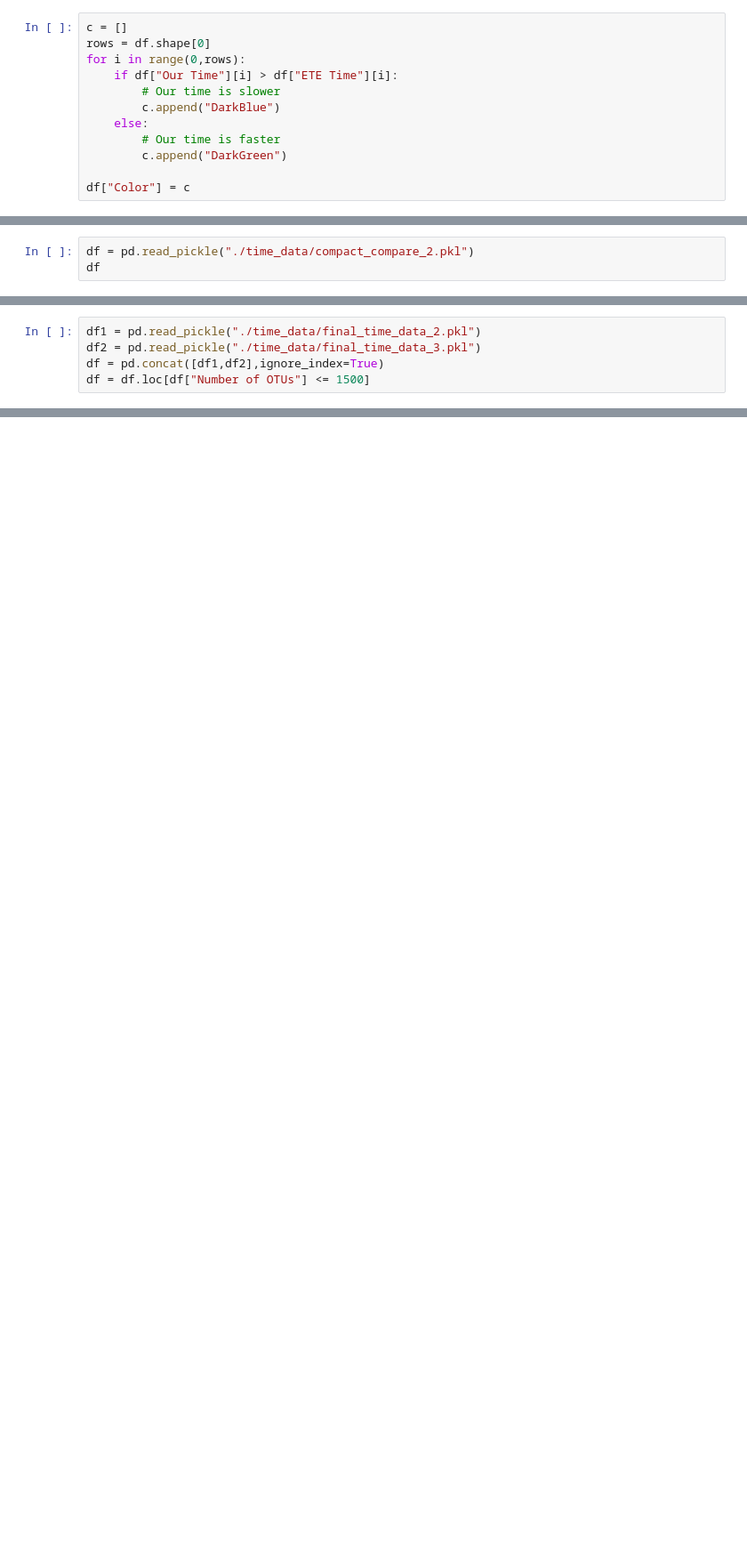
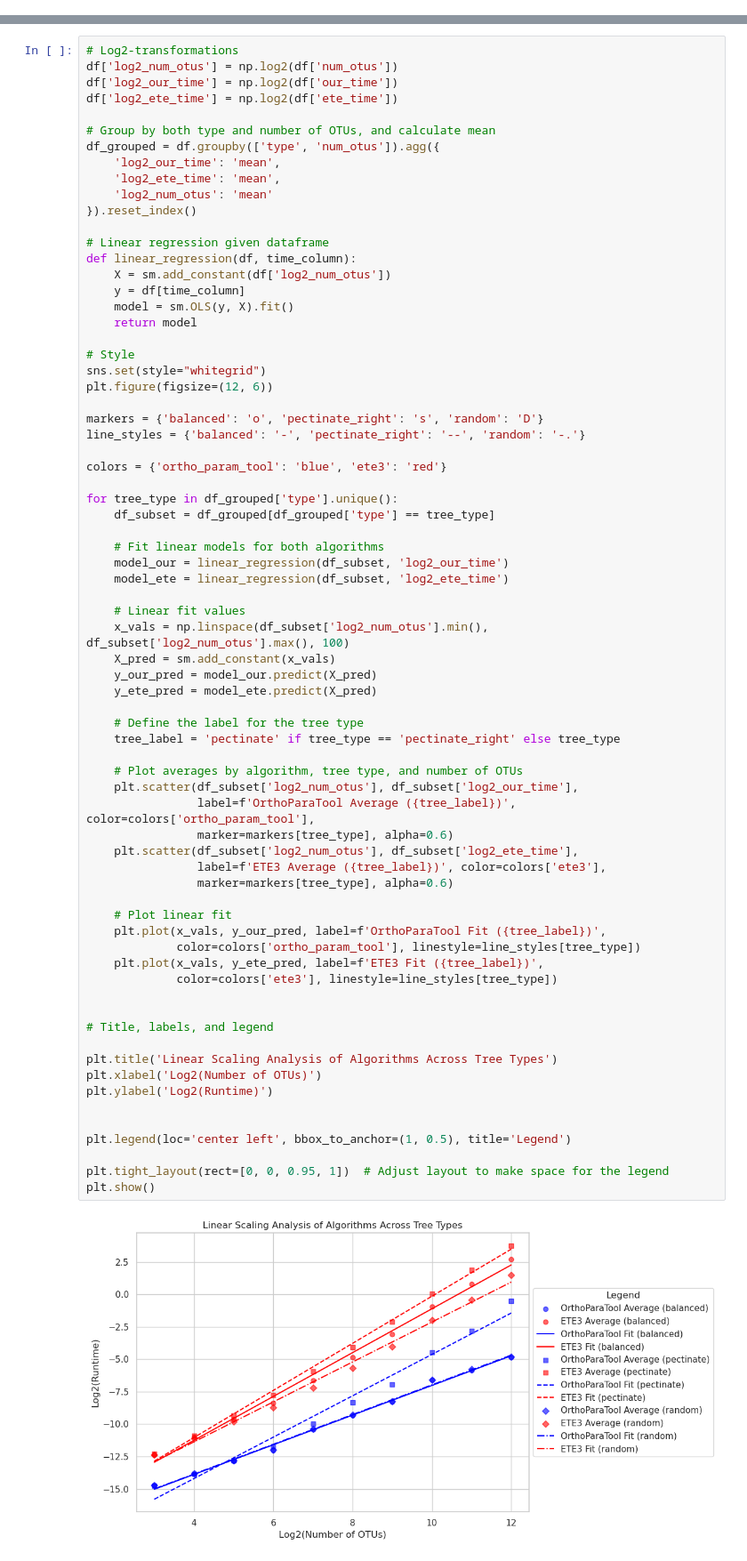
Before and after one commit to rhit-davisoc/OrthoParaTesting, a Jupyter notebook: Automated Test/data_analysis.ipynb, the cells around one changed output, grey strips where cells are left out. Shown at 89% size. Saved outputs shown, nothing was run; the diff lists cells and outputs as text; blank space fills up the shorter version.

Commit message:
Ran new experiment for powers of 2. Added figure for linear fit on log2 scaling.

```diff
--- a/Automated Test/data_analysis.ipynb
+++ b/Automated Test/data_analysis.ipynb
@@ -37,12 +24,0 @@ df_even = df.loc[df["OTUs"].isin([500,1000,1500,2000,2500,3000,3500,4000,4500,50
-# %%
-c = []
-rows = df.shape[0]
-for i in range(0,rows):
-    if df["Our Time"][i] > df["ETE Time"][i]:
-        # Our time is slower
-        c.append("DarkBlue")
-    else:
-        # Our time is faster
-        c.append("DarkGreen")
-
-df["Color"] = c
@@ -222,3 +24,0 @@ KeyError: 'ETE Time'
-# %%
-df = pd.read_pickle("./time_data/compact_compare_2.pkl")
-df
@@ -274,5 +24,0 @@ fig = ax.get_figure()
-# %%
-df1 = pd.read_pickle("./time_data/final_time_data_2.pkl")
-df2 = pd.read_pickle("./time_data/final_time_data_3.pkl")
-df = pd.concat([df1,df2],ignore_index=True)
-df = df.loc[df["Number of OTUs"] <= 1500]
@@ -319,0 +25,73 @@ fig.savefig('./figures/post_order_set_runtime.png')
+# %%
+# Log2-transformations
+df['log2_num_otus'] = np.log2(df['num_otus'])
+df['log2_our_time'] = np.log2(df['our_time'])
+df['log2_ete_time'] = np.log2(df['ete_time'])
+
+# Group by both type and number of OTUs, and calculate mean
+df_grouped = df.groupby(['type', 'num_otus']).agg({
+    'log2_our_time': 'mean',
+    'log2_ete_time': 'mean',
+    'log2_num_otus': 'mean'
+}).reset_index()
+
+# Linear regression given dataframe
+def linear_regression(df, time_column):
+    X = sm.add_constant(df['log2_num_otus'])
+    y = df[time_column]
+    model = sm.OLS(y, X).fit()
+    return model
+
+# Style
+sns.set(style="whitegrid")
+plt.figure(figsize=(12, 6))
+
+markers = {'balanced': 'o', 'pectinate_right': 's', 'random': 'D'}
+line_styles = {'balanced': '-', 'pectinate_right': '--', 'random': '-.'}
+
+colors = {'ortho_param_tool': 'blue', 'ete3': 'red'}
+
+for tree_type in df_grouped['type'].unique():
+    df_subset = df_grouped[df_grouped['type'] == tree_type]
+
+    # Fit linear models for both algorithms
+    model_our = linear_regression(df_subset, 'log2_our_time')
+    model_ete = linear_regression(df_subset, 'log2_ete_time')
+
+    # Linear fit values
+    x_vals = np.linspace(df_subset['log2_num_otus'].min(), df_subset['log2_num_otus'].max(), 100)
+    X_pred = sm.add_constant(x_vals)
+    y_our_pred = model_our.predict(X_pred)
+    y_ete_pred = model_ete.predict(X_pred)
+
+    # Define the label for the tree type
+    tree_label = 'pectinate' if tree_type == 'pectinate_right' else tree_type
+
+    # Plot averages by algorithm, tree type, and number of OTUs
+    plt.scatter(df_subset['log2_num_otus'], df_subset['log2_our_time'],
+                label=f'OrthoParaTool Average ({tree_label})', color=colors['ortho_param_tool'],
+                marker=markers[tree_type], alpha=0.6)
+    plt.scatter(df_subset['log2_num_otus'], df_subset['log2_ete_time'],
+                label=f'ETE3 Average ({tree_label})', color=colors['ete3'],
+                marker=markers[tree_type], alpha=0.6)
+
+    # Plot linear fit
+    plt.plot(x_vals, y_our_pred, label=f'OrthoParaTool Fit ({tree_label})',
+             color=colors['ortho_param_tool'], linestyle=line_styles[tree_type])
+    plt.plot(x_vals, y_ete_pred, label=f'ETE3 Fit ({tree_label})',
+             color=colors['ete3'], linestyle=line_styles[tree_type])
+
+
+# Title, labels, and legend
+
+plt.title('Linear Scaling Analysis of Algorithms Across Tree Types')
+plt.xlabel('Log2(Number of OTUs)')
+plt.ylabel('Log2(Runtime)')
+
+
+plt.legend(loc='center left', bbox_to_anchor=(1, 0.5), title='Legend')
+
+plt.tight_layout(rect=[0, 0, 0.95, 1])  # Adjust layout to make space for the legend
+plt.show()
+# %% [output]
+[figure, added]
```
Also changed, not shown: parts of 25 cells of this notebook, 20 other files.
